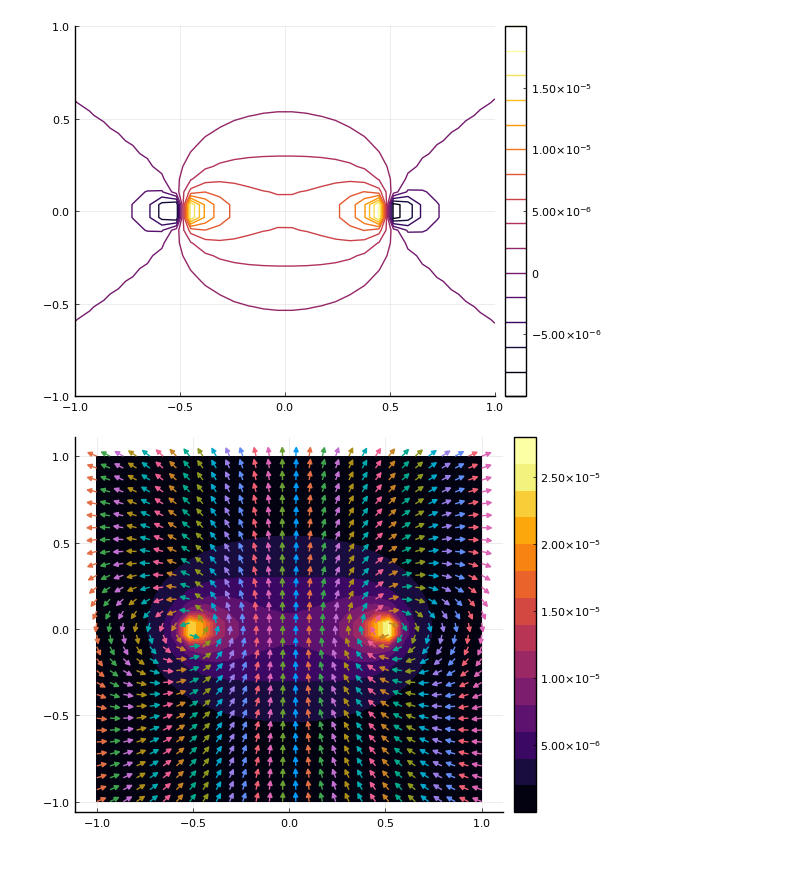
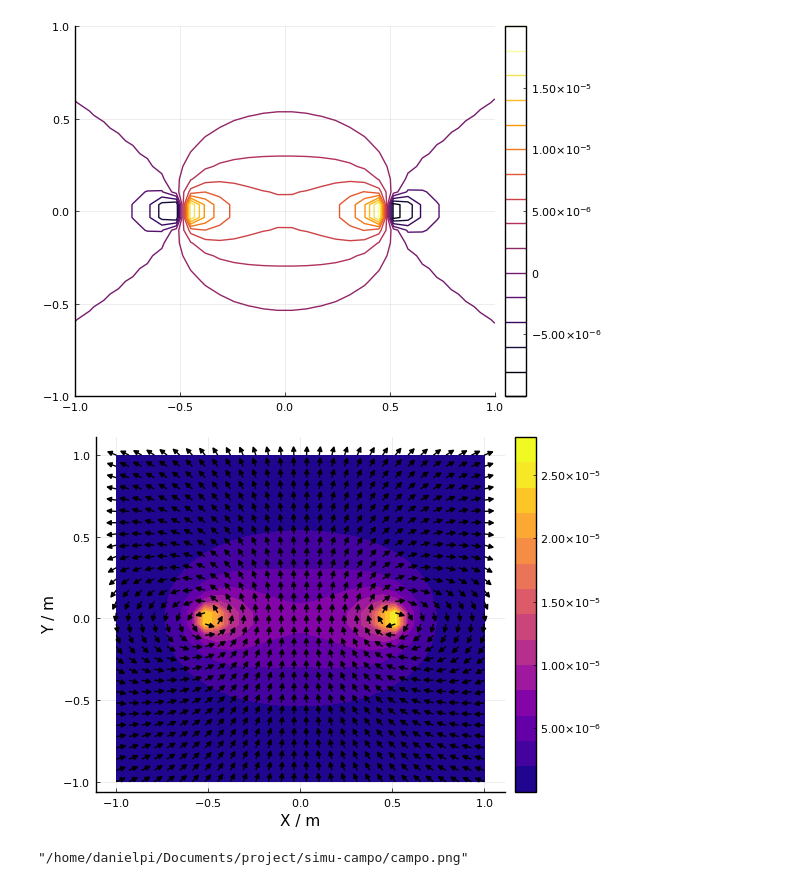
Before and after one commit to daniel3141592654/simu-campo, a Jupyter notebook: simu-campo.ipynb, the cells around one changed output. Cells and saved outputs as stored; diff of their text form; code cells hidden in the pictures.

Commit message:
img: Exportada una imagen de la gráfica
Se exportó una imagen de la compilación.

```diff
--- a/simu-campo.ipynb
+++ b/simu-campo.ipynb
@@ -105,8 +105,15 @@ contour(x,y,superBY)
 # %% [output]
 [figure]
 # %%
-contour(x,y, Mag_B, fill = true)
+plot = contour(x,y, Mag_B, color=:plasma, clabels= false, fill = true)
 
-quiver!(x,y, quiver=(superBX./Mag_B *5e-2, superBY./Mag_B * 5e-2 ), markersize=1)
+quiver!(x,y, quiver=(superBX./Mag_B *5e-2, superBY./Mag_B * 5e-2 ), markersize=1, color=:black)
+
+xlabel!("X / m")
+ylabel!("Y / m")
 # %% [output]
-[figure, old version]
+[figure, new version]
+# %%
+savefig(plot, "campo.png")
+# %% [output]
+"/home/danielpi/Documents/project/simu-campo/campo.png"
```
Also changed, not shown: parts of 2 cells of this notebook, 1 other file.
